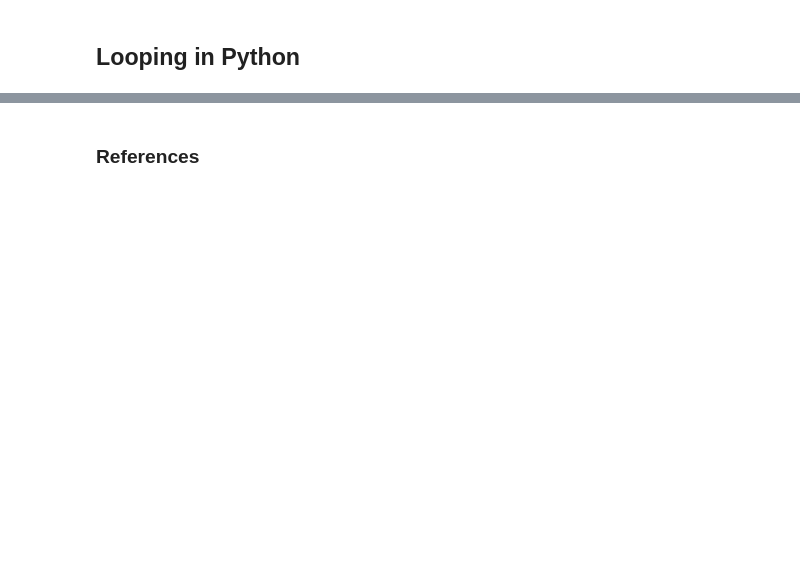
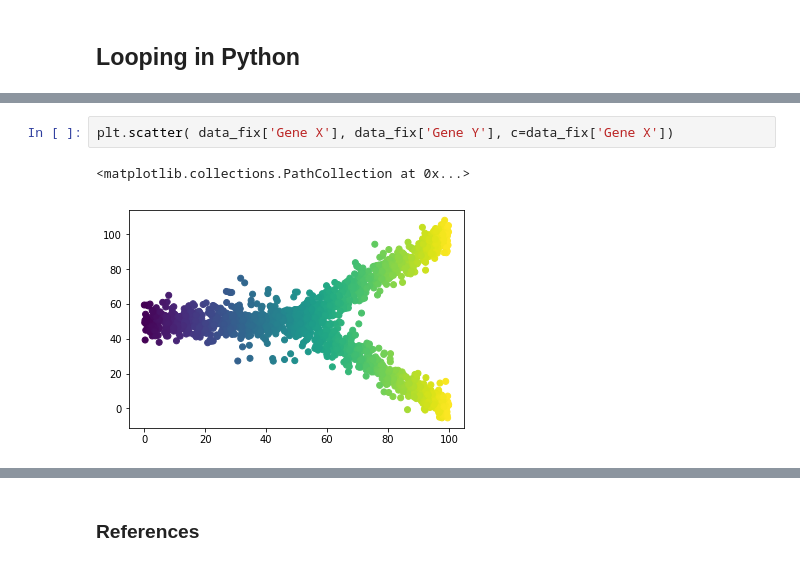
Before and after one commit to msenosain/Discovery_Oriented_Data_Science, a Jupyter notebook: notebooks/Intro_to_python.ipynb, the cells around one changed output, grey strips where cells are left out. Cells and saved outputs as stored; diff of their text form; blank space fills up the shorter version.

```diff
--- a/notebooks/Intro_to_python.ipynb
+++ b/notebooks/Intro_to_python.ipynb
@@ -200,0 +507,5 @@ array([ 0.        , 10.        ,  7.31719416,  0.        , 10.        ,
+# %%
+plt.scatter( data_fix['Gene X'], data_fix['Gene Y'], c=data_fix['Gene X'])
+# %% [output]
+<matplotlib.collections.PathCollection at 0x...>
+[figure, added]
```
Also changed, not shown: parts of 83 cells of this notebook, 2 other files.
